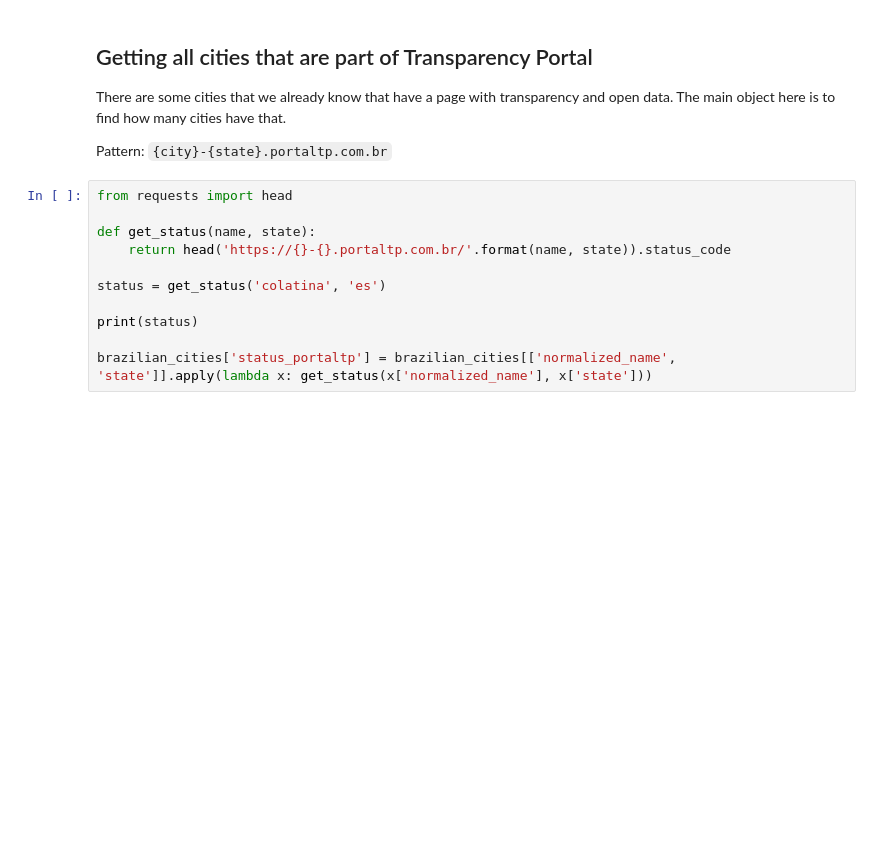
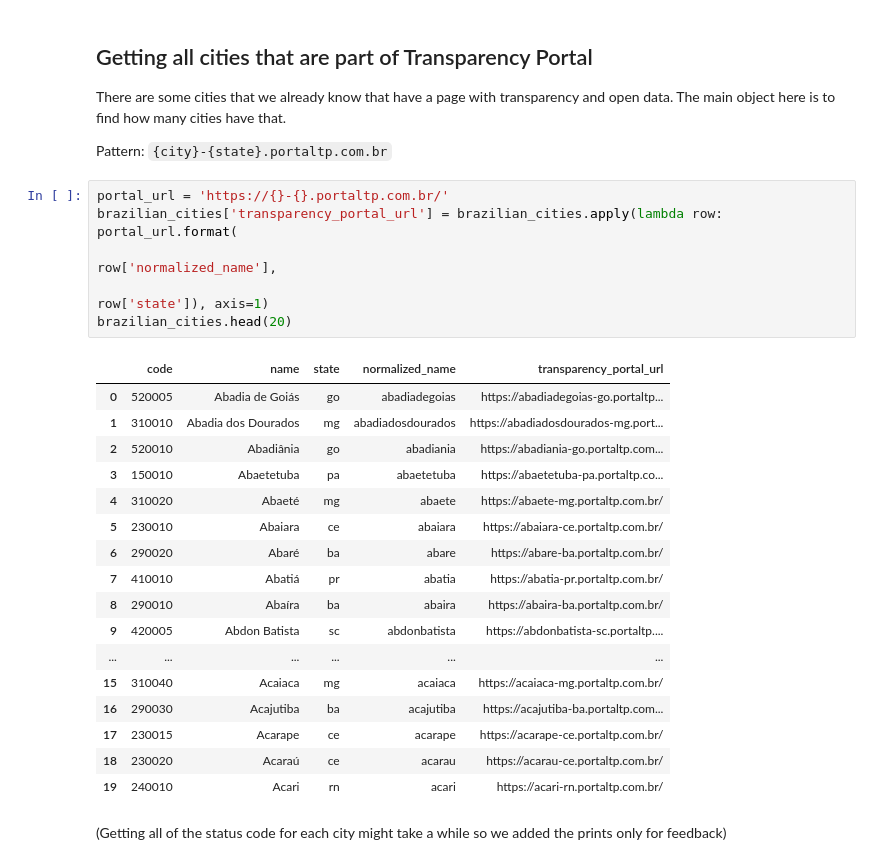
Before and after one commit to okfn-brasil/serenata-de-amor, a Jupyter notebook: develop/2017-05-19-jtemporal-cities-population-study.ipynb, the cells around one changed output. Drawn from its saved outputs; the diff is of its cells as text; blank space fills up the shorter version.

```diff
--- a/develop/2017-05-19-jtemporal-cities-population-study.ipynb
+++ b/develop/2017-05-19-jtemporal-cities-population-study.ipynb
@@ -150,14 +152,29 @@ brazilian_cities.head()
 There are some cities that we already know that have a page with transparency and open data. The main object here is to find how many cities have that.
 
 Pattern: `{city}-{state}.portaltp.com.br`
-# %%
-from requests import head
-
-def get_status(name, state):
-    return head('https://{}-{}.portaltp.com.br/'.format(name, state)).status_code
-
-status = get_status('colatina', 'es')
-
-print(status)
-
-brazilian_cities['status_portaltp'] = brazilian_cities[['normalized_name', 'state']].apply(lambda x: get_status(x['normalized_name'], x['state']))
+# %%
+portal_url = 'https://{}-{}.portaltp.com.br/'
+brazilian_cities['transparency_portal_url'] = brazilian_cities.apply(lambda row: portal_url.format(
+                                                                                        row['normalized_name'],
+                                                                                        row['state']), axis=1)
+brazilian_cities.head(20)
+# %% [output]
+|  | code | name | state | normalized_name | transparency_portal_url |
+| 0 | 520005 | Abadia de Goiás | go | abadiadegoias | https://abadiadegoias-go.portaltp... |
+| 1 | 310010 | Abadia dos Dourados | mg | abadiadosdourados | https://abadiadosdourados-mg.port... |
+| 2 | 520010 | Abadiânia | go | abadiania | https://abadiania-go.portaltp.com... |
+| 3 | 150010 | Abaetetuba | pa | abaetetuba | https://abaetetuba-pa.portaltp.co... |
+| 4 | 310020 | Abaeté | mg | abaete | https://abaete-mg.portaltp.com.br/ |
+| 5 | 230010 | Abaiara | ce | abaiara | https://abaiara-ce.portaltp.com.br/ |
+| 6 | 290020 | Abaré | ba | abare | https://abare-ba.portaltp.com.br/ |
+| 7 | 410010 | Abatiá | pr | abatia | https://abatia-pr.portaltp.com.br/ |
+| 8 | 290010 | Abaíra | ba | abaira | https://abaira-ba.portaltp.com.br/ |
+| 9 | 420005 | Abdon Batista | sc | abdonbatista | https://abdonbatista-sc.portaltp.... |
+| ... | ... | ... | ... | ... | ... |
+| 15 | 310040 | Acaiaca | mg | acaiaca | https://acaiaca-mg.portaltp.com.br/ |
+| 16 | 290030 | Acajutiba | ba | acajutiba | https://acajutiba-ba.portaltp.com... |
+| 17 | 230015 | Acarape | ce | acarape | https://acarape-ce.portaltp.com.br/ |
+| 18 | 230020 | Acaraú | ce | acarau | https://acarau-ce.portaltp.com.br/ |
+| 19 | 240010 | Acari | rn | acari | https://acari-rn.portaltp.com.br/ |
+# %% [markdown]
+(Getting all of the status code for each city might take a while so we added the prints only for feedback)
```
Also changed, not shown: parts of 20 cells of this notebook, 2 other files.
